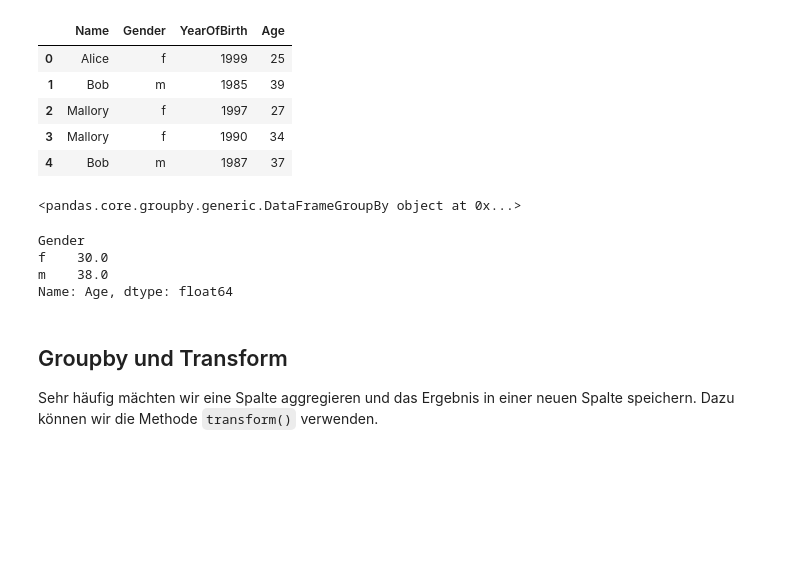
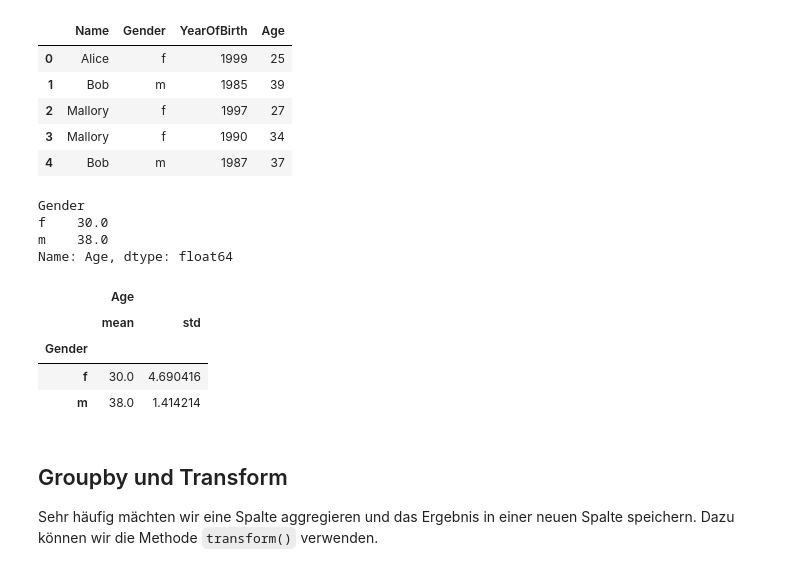
Before and after one commit to febse/econ2025-de, a Jupyter notebook: 01-Python/03-Pandas.ipynb, the cells around one changed output. Cells and saved outputs as stored; diff of their text form; code cells hidden in the pictures; blank space fills up the shorter version.

Commit message:
Fix pandas exercise

```diff
--- a/01-Python/03-Pandas.ipynb
+++ b/01-Python/03-Pandas.ipynb
@@ -342,17 +342,20 @@ df2.head()
 | 3 | Mallory | f | 1990 | 34 |
 | 4 | Bob | m | 1987 | 37 |
 # %%
-df2_by_gender = df2.groupby("Gender")
-df2_by_gender
+df2.groupby("Gender")["Age"].mean()
 # %% [output]
-<pandas.core.groupby.generic.DataFrameGroupBy object at 0x...>
+Gender
+f    30.0
+m    38.0
+Name: Age, dtype: float64
-# %%
-df2_by_gender["Age"].mean()
-# %% [output]
-Gender
-f    30.0
-m    38.0
-Name: Age, dtype: float64
+# %%
+df2.groupby("Gender").agg({"Age": ["mean", "std"]})
+# %% [output]
+|  | Age |  |
+|  | mean | std |
+| Gender |  |  |
+| f | 30.0 | 4.690416 |
+| m | 38.0 | 1.414214 |
 # %% [markdown]
 ## Groupby und Transform
 
```
Also changed, not shown: parts of 2 cells of this notebook.
